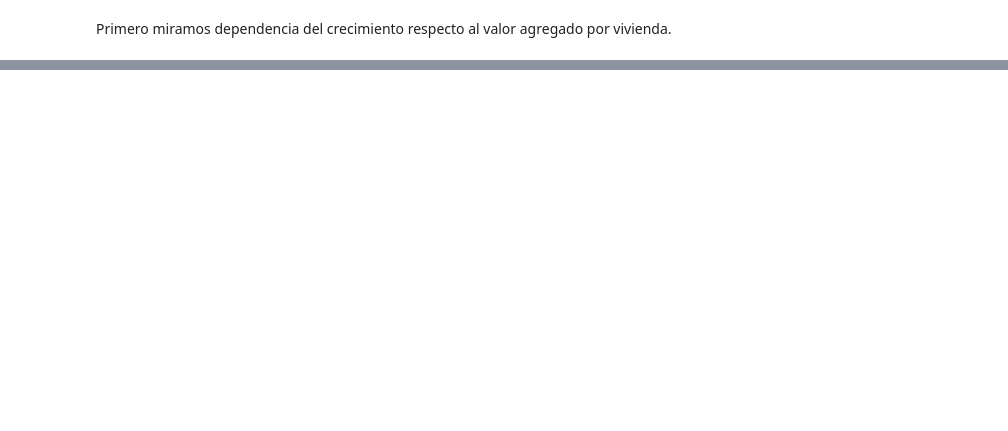
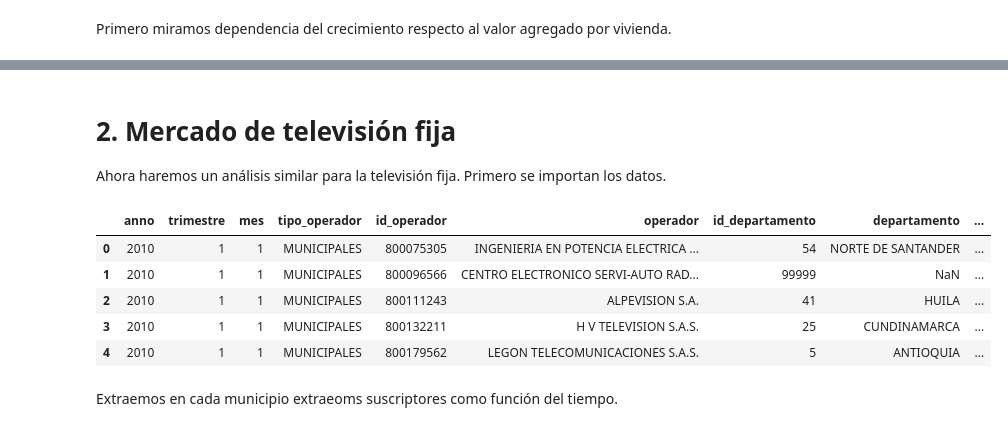
Before and after one commit to caramirezs/DataJam2022, a Jupyter notebook: Patronesdecrecimiento.ipynb, the cells around one changed output, grey strips where cells are left out. Cells and saved outputs as stored; diff of their text form; code cells hidden in the pictures; blank space fills up the shorter version.

```diff
--- a/Patronesdecrecimiento.ipynb
+++ b/Patronesdecrecimiento.ipynb
@@ -316,3 +316,26 @@ fig.show()
 fig.write_image("grafs/internet_crecimiento_porceurb.png")
 # %% [output]
 [interactive output not drawn]
+# %% [markdown]
+# 2. Mercado de televisión fija
+
+Ahora haremos un análisis similar para la televisión fija. Primero se importan los datos.
+# %%
+prfx="https://raw.githubusercontent.com/caramirezs/DataJam2022/master/bases_datos/"
+#prfx="./bases_datos/" #importación local
+df_1 = pd.read_csv(prfx+'suscriptores_tv_p1.csv', low_memory=False)
+df_2 = pd.read_csv(prfx+'suscriptores_tv_p2.csv', low_memory=False)
+dftv= pd.concat([df_1,df_2])
+del df_1,df_2
+# %%
+dftv['datetime']=  dftv.apply(lambda row: f'{row.anno}/{str(row.mes + 3*(row.trimestre-1)).zfill(2)}', axis=1)
+dftv.head()
+# %% [output]
+|  | anno | trimestre | mes | tipo_operador | id_operador | operador | id_departamento | departamento | ... |
+| 0 | 2010 | 1 | 1 | MUNICIPALES | 800075305 | INGENIERIA EN POTENCIA ELECTRICA ... | 54 | NORTE DE SANTANDER | ... |
+| 1 | 2010 | 1 | 1 | MUNICIPALES | 800096566 | CENTRO ELECTRONICO SERVI-AUTO RAD... | 99999 | NaN | ... |
+| 2 | 2010 | 1 | 1 | MUNICIPALES | 800111243 | ALPEVISION S.A. | 41 | HUILA | ... |
+| 3 | 2010 | 1 | 1 | MUNICIPALES | 800132211 | H V TELEVISION S.A.S. | 25 | CUNDINAMARCA | ... |
+| 4 | 2010 | 1 | 1 | MUNICIPALES | 800179562 | LEGON TELECOMUNICACIONES S.A.S. | 5 | ANTIOQUIA | ... |
+# %% [markdown]
+Extraemos en cada municipio extraeoms suscriptores como función del tiempo.
```
Also changed, not shown: parts of 31 cells of this notebook, 24 other files.
